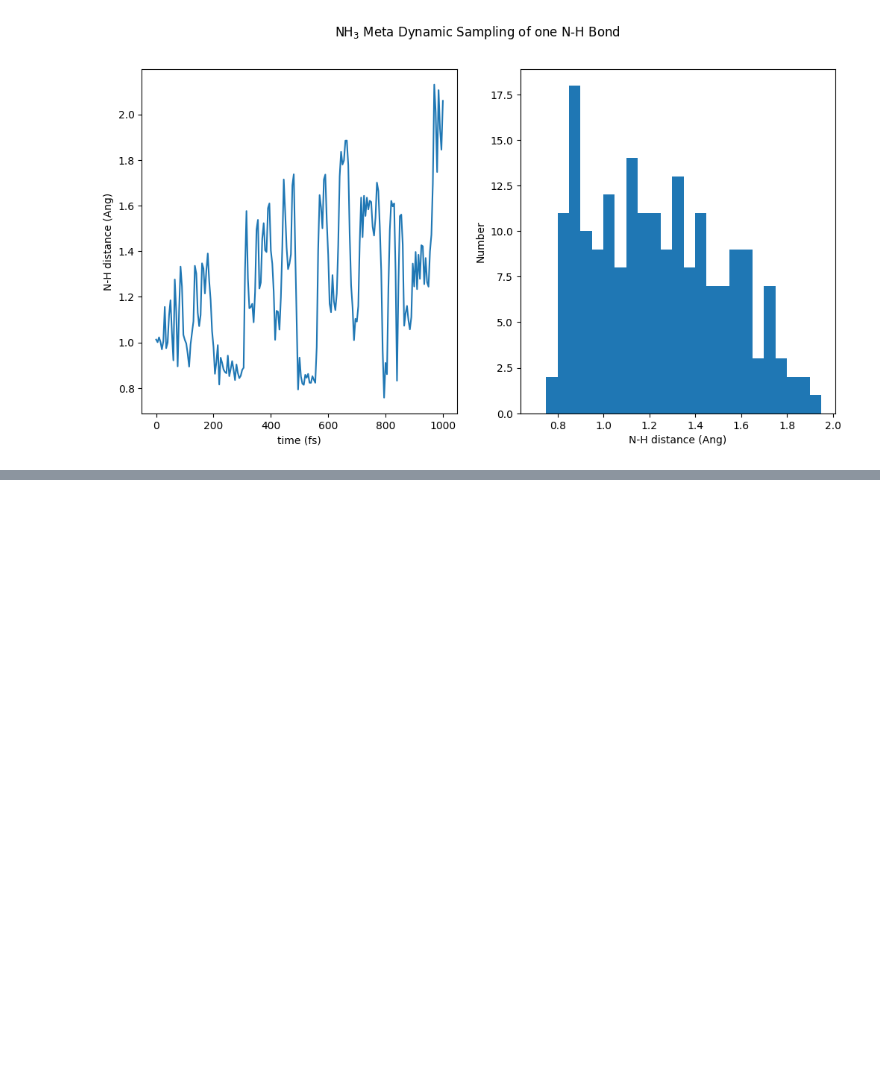
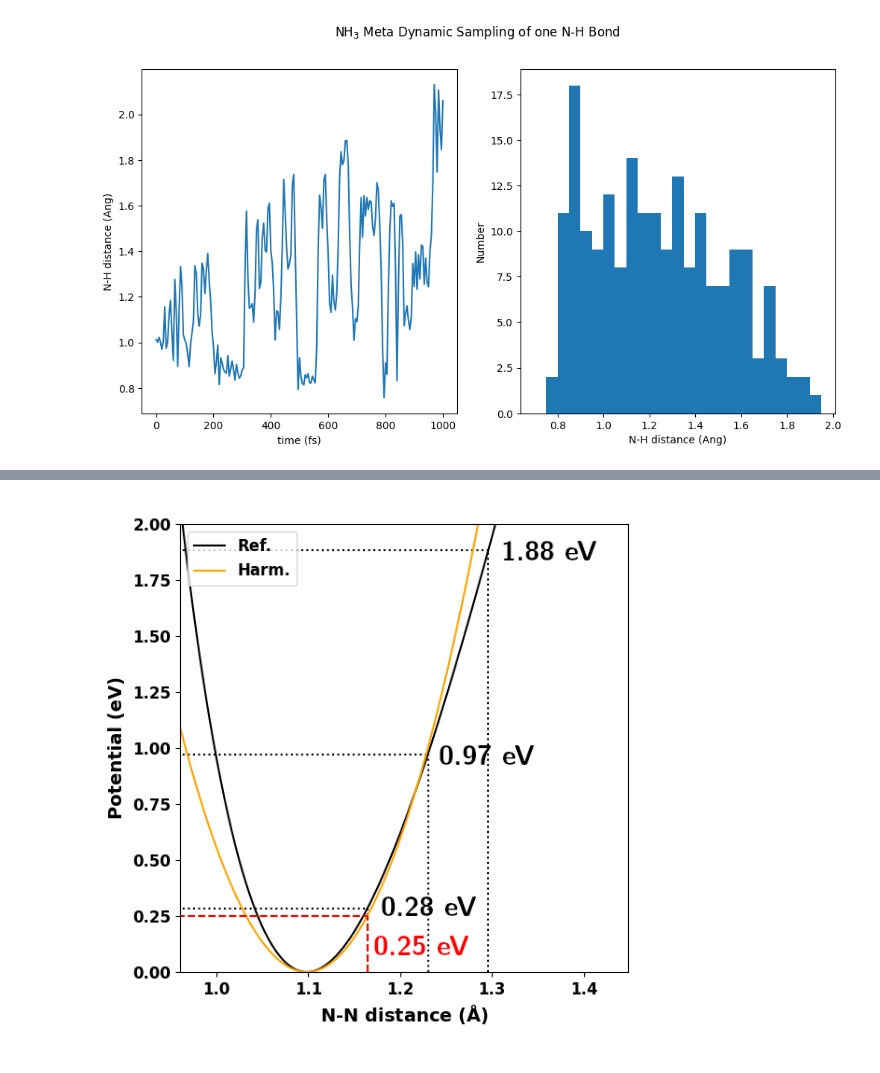
Before and after one commit to LIVazquezS/Asparagus, a Jupyter notebook: tutorials/NH3/tutorial_sampling.ipynb, the cells around one changed output, grey strips where cells are left out. Cells and saved outputs as stored; diff of their text form; code cells hidden in the pictures; blank space fills up the shorter version.

```diff
--- a/tutorials/NH3/tutorial_sampling.ipynb
+++ b/tutorials/NH3/tutorial_sampling.ipynb
@@ -304,0 +313,5 @@ Test data:           21 ( 10.4%)
+# %%
+from IPython.display import Image
+Image("ref/nms_theory.png")
+# %% [output]
+[figure, added]
```
Also changed, not shown: parts of 5 cells of this notebook, 9 other files.
